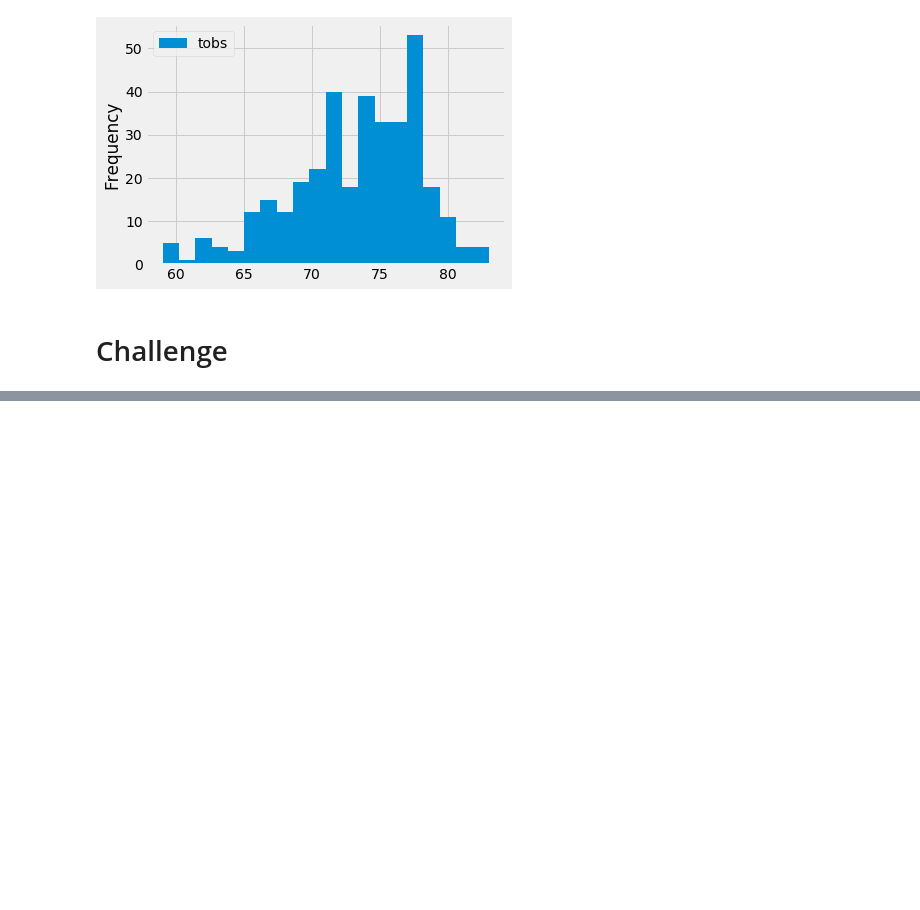
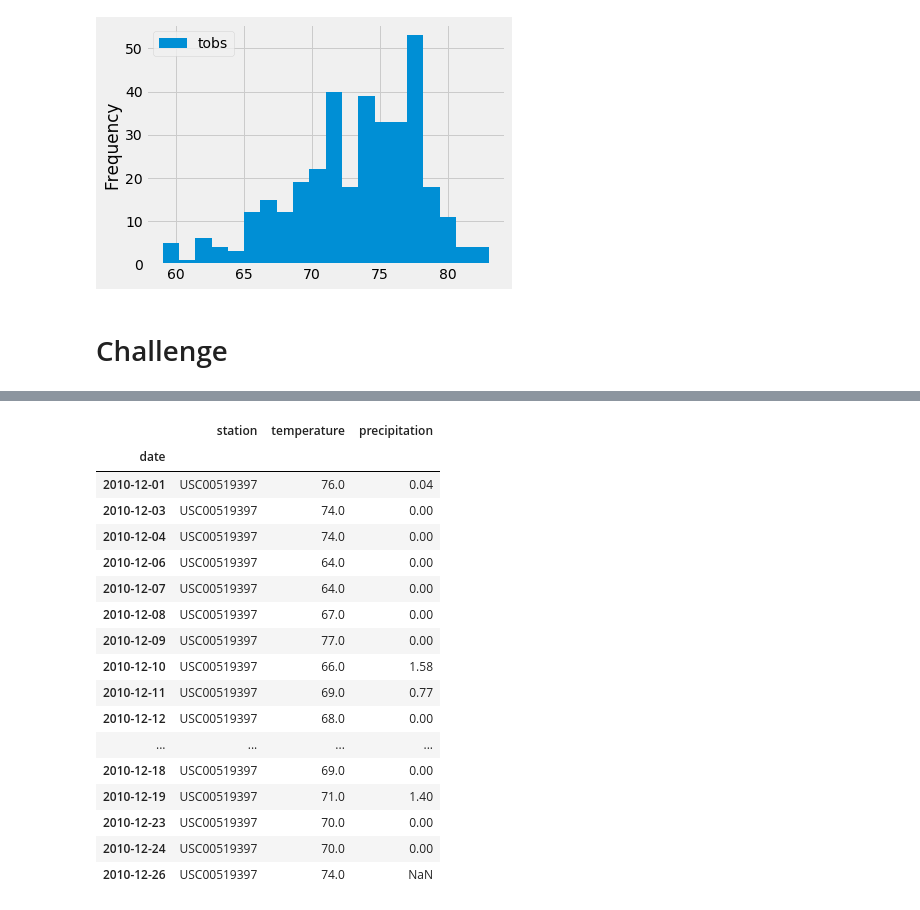
Before and after one commit to itilakGH/surfs_up, a Jupyter notebook: climate_analysis.ipynb, the cells around one changed output, grey strips where cells are left out. Cells and saved outputs as stored; diff of their text form; code cells hidden in the pictures; blank space fills up the shorter version.

```diff
--- a/climate_analysis.ipynb
+++ b/climate_analysis.ipynb
@@ -155,0 +231,26 @@ plt.tight_layout()
+# %%
+# Retrieving the data for December
+data_12 = session.query( Measurement.date, Measurement.station, Measurement.tobs, Measurement.prcp).filter(extract('month', Measurement.date)==12).all()
+# %%
+data_dec = pd.DataFrame(data_12, columns=['date','station','temperature','precipitation']).set_index('date')
+data_dec.head(20)
+#data_dec.tail(20)
+# %% [output]
+|  | station | temperature | precipitation |
+| date |  |  |  |
+| 2010-12-01 | USC00519397 | 76.0 | 0.04 |
+| 2010-12-03 | USC00519397 | 74.0 | 0.00 |
+| 2010-12-04 | USC00519397 | 74.0 | 0.00 |
+| 2010-12-06 | USC00519397 | 64.0 | 0.00 |
+| 2010-12-07 | USC00519397 | 64.0 | 0.00 |
+| 2010-12-08 | USC00519397 | 67.0 | 0.00 |
+| 2010-12-09 | USC00519397 | 77.0 | 0.00 |
+| 2010-12-10 | USC00519397 | 66.0 | 1.58 |
+| 2010-12-11 | USC00519397 | 69.0 | 0.77 |
+| 2010-12-12 | USC00519397 | 68.0 | 0.00 |
+| ... | ... | ... | ... |
+| 2010-12-18 | USC00519397 | 69.0 | 0.00 |
+| 2010-12-19 | USC00519397 | 71.0 | 1.40 |
+| 2010-12-23 | USC00519397 | 70.0 | 0.00 |
+| 2010-12-24 | USC00519397 | 70.0 | 0.00 |
+| 2010-12-26 | USC00519397 | 74.0 | NaN |
```
Also changed, not shown: parts of 11 cells of this notebook.
